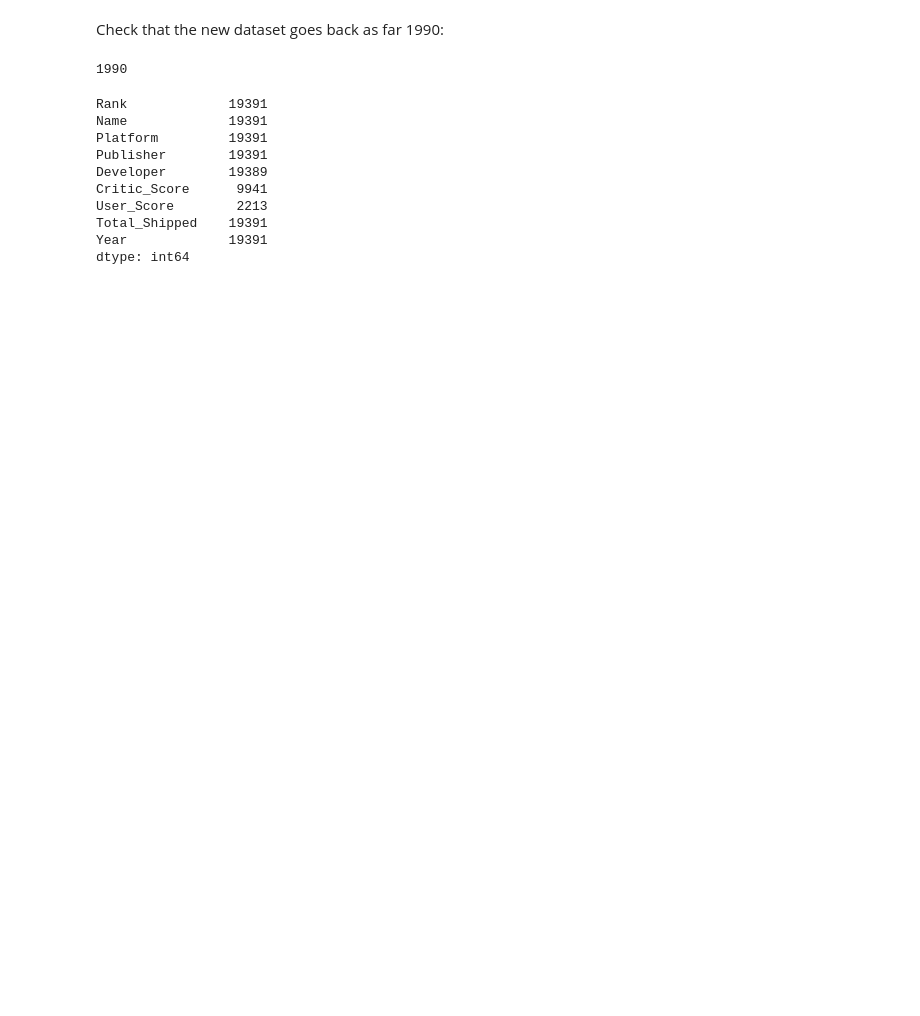
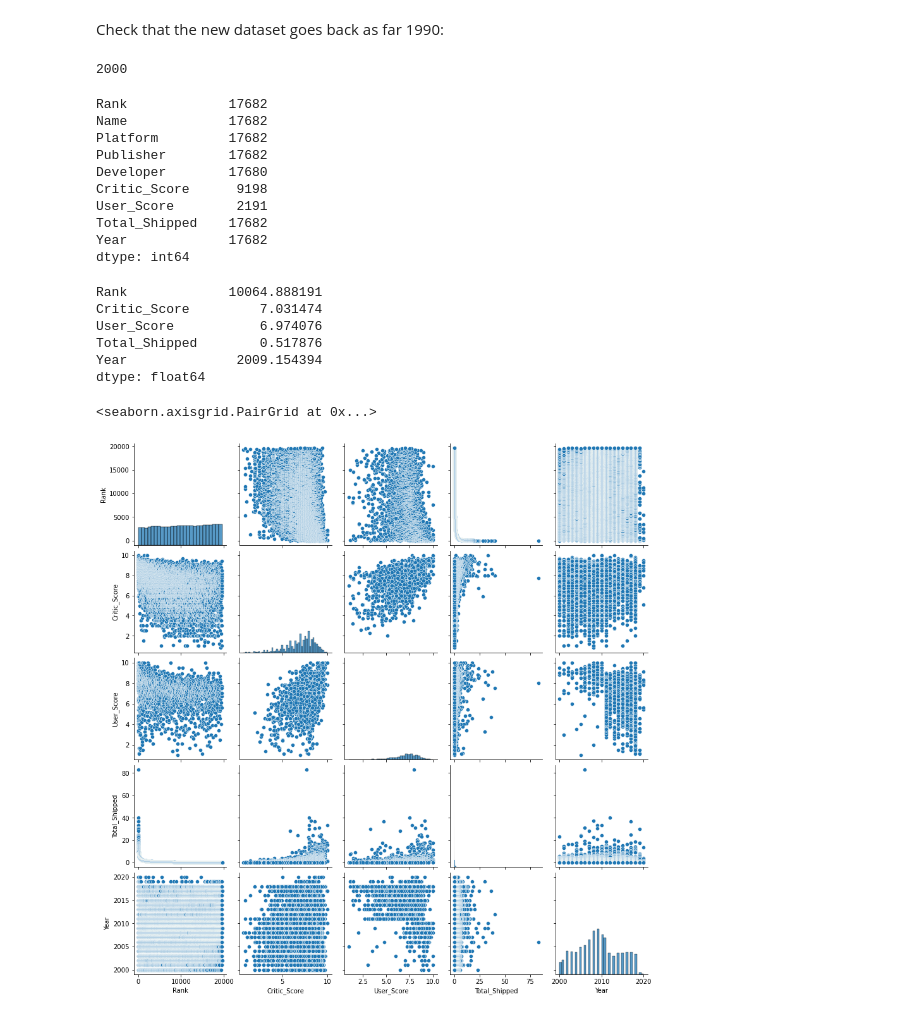
Before and after one commit to MegTully/Programming-For-DA-Project, a Jupyter notebook: Video game data.ipynb, the cells around one changed output. Drawn from its saved outputs; the diff is of its cells as text; code cells hidden in the pictures; blank space fills up the shorter version.

```diff
--- a/Video game data.ipynb
+++ b/Video game data.ipynb
@@ -37,7 +57,7 @@ Using the table above we can see some information about the dataset. The "count"
 After reading through this summary of the dataset I can see there are less rows under the columns "Critic_Score" and "User_Score" than the other three columns due to there being some values missing but since I'm mainly interested in sales I'm not too concerned. I can see there are 19600 rows of sales data and the "min" value under "Year" appears to be 1977 therefore I'm going to change my dataset to only look at sales from 1990 onwards since I don't have much interest in years before that.
 # %%
 #dataset.loc locates all the columns under Year and the locates all the values equal to or greater than 1990
-dataset= dataset.loc[dataset.loc[:,'Year']>= 1990]
+dataset= dataset.loc[dataset.loc[:,'Year']>= 2000]
 dataset.head()
 # %% [output]
 |  | Rank | Name | Platform | Publisher | Developer | Critic_Score | User_Score | Total_Shipped | Year |
@@ -52,18 +72,32 @@ Check that the new dataset goes back as far 1990:
 #Min value of column 'Year'
 np.min(dataset['Year'])
 # %% [output]
-1990
+2000
 # %%
 #check how many rows of data we have now
 dataset.count()
 # %% [output]
-Rank             19391
-Name             19391
-Platform         19391
-Publisher        19391
-Developer        19389
-Critic_Score      9941
-User_Score        2213
-Total_Shipped    19391
-Year             19391
+Rank             17682
+Name             17682
+Platform         17682
+Publisher        17682
+Developer        17680
+Critic_Score      9198
+User_Score        2191
+Total_Shipped    17682
+Year             17682
 dtype: int64
+# %%
+dataset.mean()
+# %% [output]
+Rank             10064.888191
+Critic_Score         7.031474
+User_Score           6.974076
+Total_Shipped        0.517876
+Year              2009.154394
+dtype: float64
+# %%
+sns.pairplot(dataset)
+# %% [output]
+<seaborn.axisgrid.PairGrid at 0x...>
+[figure, added]
```
Also changed, not shown: parts of 3 cells of this notebook, 4 other files.
